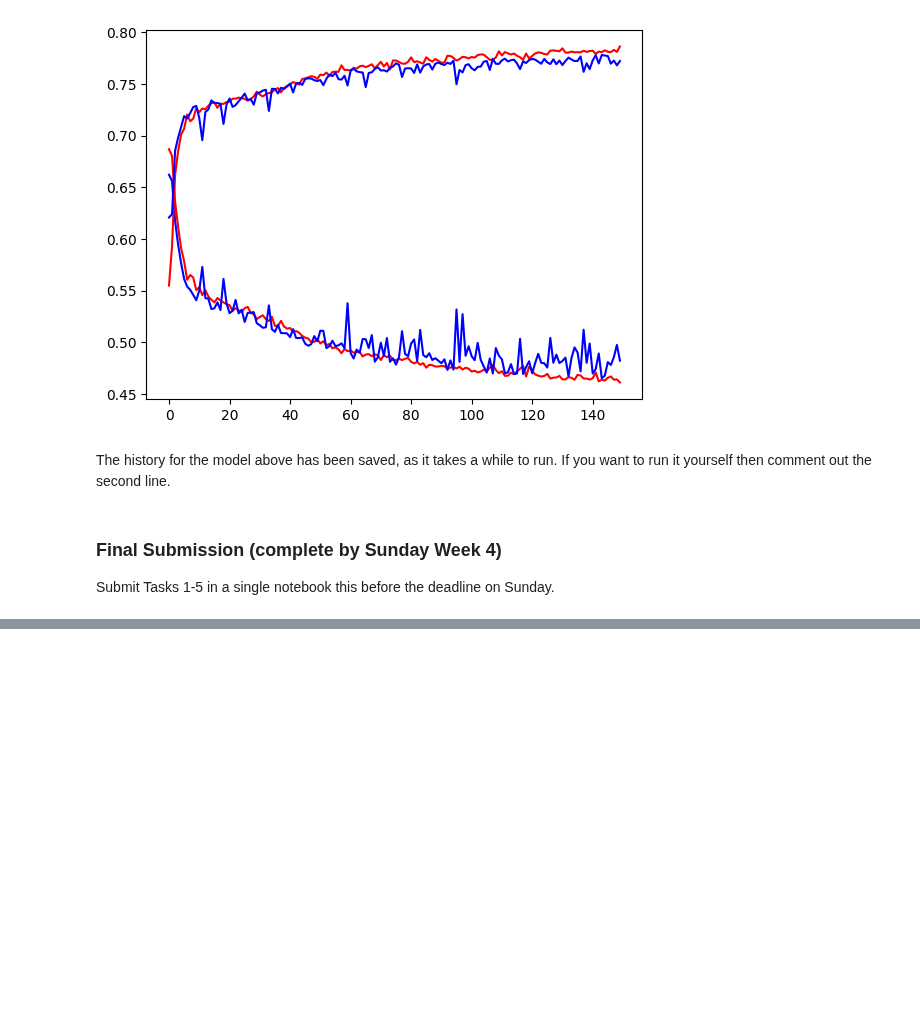
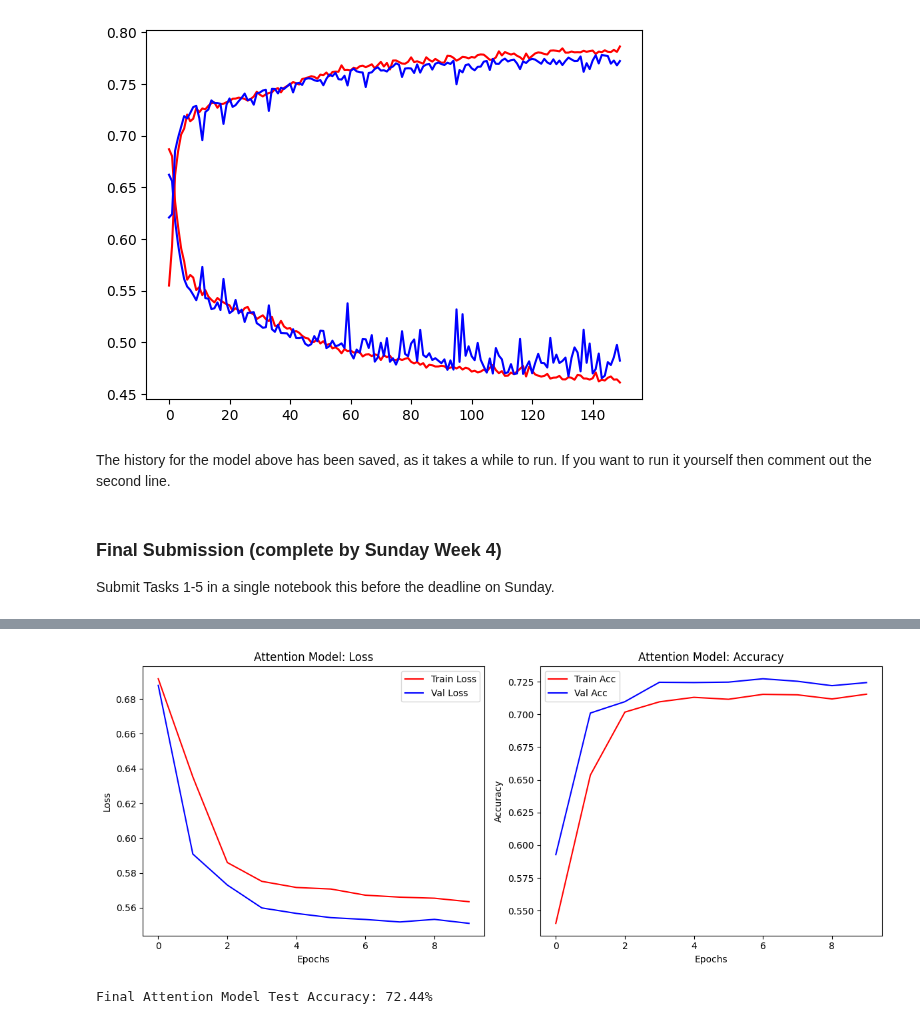
Before and after one commit to barry-clarke/CS5004, a Jupyter notebook: Etivity2_24325082_Tasks5.ipynb, the cells around one changed output, grey strips where cells are left out. Cells and saved outputs as stored; diff of their text form; code cells hidden in the pictures; blank space fills up the shorter version.

```diff
--- a/Etivity2_24325082_Tasks5.ipynb
+++ b/Etivity2_24325082_Tasks5.ipynb
@@ -132,3 +130,81 @@ The history for the model above has been saved, as it takes a while to run. If y
 Submit Tasks 1-5 in a single notebook this before the deadline on Sunday.
 # %%
 ## Add additional code cells to implememt the tasks stated above
+# %%
+from tensorflow.keras.models import Model
+from tensorflow.keras.layers import Reshape
+from tensorflow.keras.layers import Input, Embedding, Dense, Dropout, Attention, GlobalAveragePooling1D, AveragePooling1D
+import matplotlib.pyplot as plt
+
+# Maintain the required hyperparameters
+top_words = 100
+max_review_length = 500
+embedding_vector_length = 16
+nepoch_attention = 10 # Set to 10 for a good balance of speed and visual results - changed from 10 (70.85%) to 20 (72.36%) to 30 (72.69%)
+
+# final model 72.54% #3
+# Construct the Attention-Only Model (respecting task instructions and only using permitted layers)
+inputs = Input(shape=(max_review_length,))
+x = Embedding(input_dim=top_words, output_dim=embedding_vector_length)(inputs)
+
+# Use a Dense layer to project the embeddings - this often helps Attention find better patterns
+x_projected = Dense(embedding_vector_length, activation='relu')(x)
+
+# SPEED FIX: Increase pool_size to 10: this reduces the number of 'query points' from 100 to 50, making it much faster
+query = AveragePooling1D(pool_size=10)(x_projected)
+
+# Use Attention: comparing the 50 'summary chunks' against all 500 words
+att_out = Attention()([query, x_projected])
+
+# Pool the attention results
+x = GlobalAveragePooling1D()(att_out)
+x = Dropout(0.2)(x)
+
+outputs = Dense(1, activation='sigmoid')(x)
+
+# 3. Initialise and Compile
+attention_model = Model(inputs=inputs, outputs=outputs)
+attention_model.compile(loss='binary_crossentropy', optimizer='adam', metrics=['accuracy'])
+
+# --- Output 1: Model Summary ---
+print("--- Attention Model Architecture ---")
+attention_model.summary()
+
+# --- Output 2: Training Phase ---
+print("\n--- Training Phase ---")
+history_attention = attention_model.fit(
+    X_train, Sc_train,
+    validation_data=(X_test, Sc_test),
+    epochs=nepoch_attention,
+    batch_size=256
+)
+
+# --- Output 3: Visualisation ---
+# Create a figure with two subplots
+plt.figure(figsize=(12, 5))
+
+# Plot 1: Loss Curves
+plt.subplot(1, 2, 1)
+plt.plot(range(nepoch_attention), history_attention.history['loss'], c='r', label='Train Loss')
+plt.plot(range(nepoch_attention), history_attention.history['val_loss'], c='b', label='Val Loss')
+plt.title('Attention Model: Loss')
+plt.xlabel('Epochs')
+plt.ylabel('Loss')
+plt.legend()
+
+# Plot 2: Accuracy Curves
+plt.subplot(1, 2, 2)
+plt.plot(range(nepoch_attention), history_attention.history['accuracy'], c='r', label='Train Acc')
+plt.plot(range(nepoch_attention), history_attention.history['val_accuracy'], c='b', label='Val Acc')
+plt.title('Attention Model: Accuracy')
+plt.xlabel('Epochs')
+plt.ylabel('Accuracy')
+plt.legend()
+
+plt.tight_layout()
+plt.show()
+
+# --- Output 4: Final Quantitative Result ---
+test_loss, test_acc = attention_model.evaluate(X_test, Sc_test, verbose=0)
+print(f"\nFinal Attention Model Test Accuracy: {test_acc*100:.2f}%")
+# %% [output]
@@ -134,0 +250,2 @@ Submit Tasks 1-5 in a single notebook this before the deadline on Sunday.
+[figure, added]
+Final Attention Model Test Accuracy: 72.44%
```
Also changed, not shown: parts of 6 cells of this notebook.
